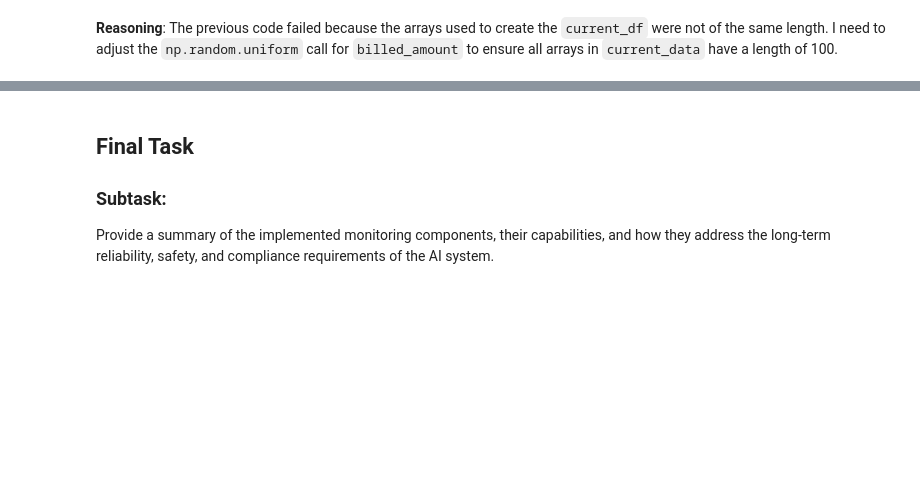
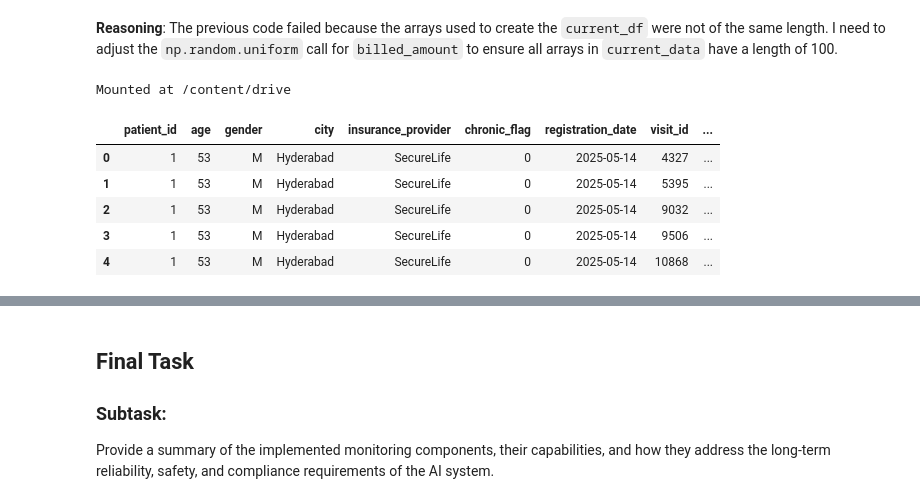
Before and after one commit to rahilkhan-acadmic/APAIML-GradedMiniProject, a Jupyter notebook: capstone/Phase6_Monitoring-DriftDetection-and-overnance.ipynb, the cells around one changed output, grey strips where cells are left out. Saved outputs shown, nothing was run; the diff lists cells and outputs as text; code cells hidden in the pictures; blank space fills up the shorter version.

```diff
--- a/capstone/Phase6_Monitoring-DriftDetection-and-overnance.ipynb
+++ b/capstone/Phase6_Monitoring-DriftDetection-and-overnance.ipynb
@@ -663 +678,33 @@ The previous code failed because the arrays used to create the `current_df` were
+# %%
+# Upload file to google.colab
+import io
+from google.colab import files, drive
+
+drive.mount('/content/drive')
+
+# comment this code, if files already uploaded.
+# uploaded = files.upload()
+
+# Load and read patients, visits & billing csv
+patients_df = pd.read_csv('/content/drive/MyDrive/files/capstone/patients.csv')
+# patients_df.head()
+
+visits_df = pd.read_csv('/content/drive/MyDrive/files/capstone/visits.csv')
+# visits_df.head()
+
+billing_df = pd.read_csv('/content/drive/MyDrive/files/capstone/billing.csv')
+# billing_df.head()
+
+# Merge dataframe
+df_merged = pd.merge(patients_df, visits_df, on='patient_id', how = 'inner')
+df_merged = pd.merge(df_merged, billing_df, on='visit_id', how = 'inner')
+df_merged.head()
+# %% [output]
+Mounted at /content/drive
+|  | patient_id | age | gender | city | insurance_provider | chronic_flag | registration_date | visit_id | ... |
+| 0 | 1 | 53 | M | Hyderabad | SecureLife | 0 | 2025-05-14 | 4327 | ... |
+| 1 | 1 | 53 | M | Hyderabad | SecureLife | 0 | 2025-05-14 | 5395 | ... |
+| 2 | 1 | 53 | M | Hyderabad | SecureLife | 0 | 2025-05-14 | 9032 | ... |
+| 3 | 1 | 53 | M | Hyderabad | SecureLife | 0 | 2025-05-14 | 9506 | ... |
+| 4 | 1 | 53 | M | Hyderabad | SecureLife | 0 | 2025-05-14 | 10868 | ... |
 # %%
```
Also changed, not shown: parts of 2 cells of this notebook.
